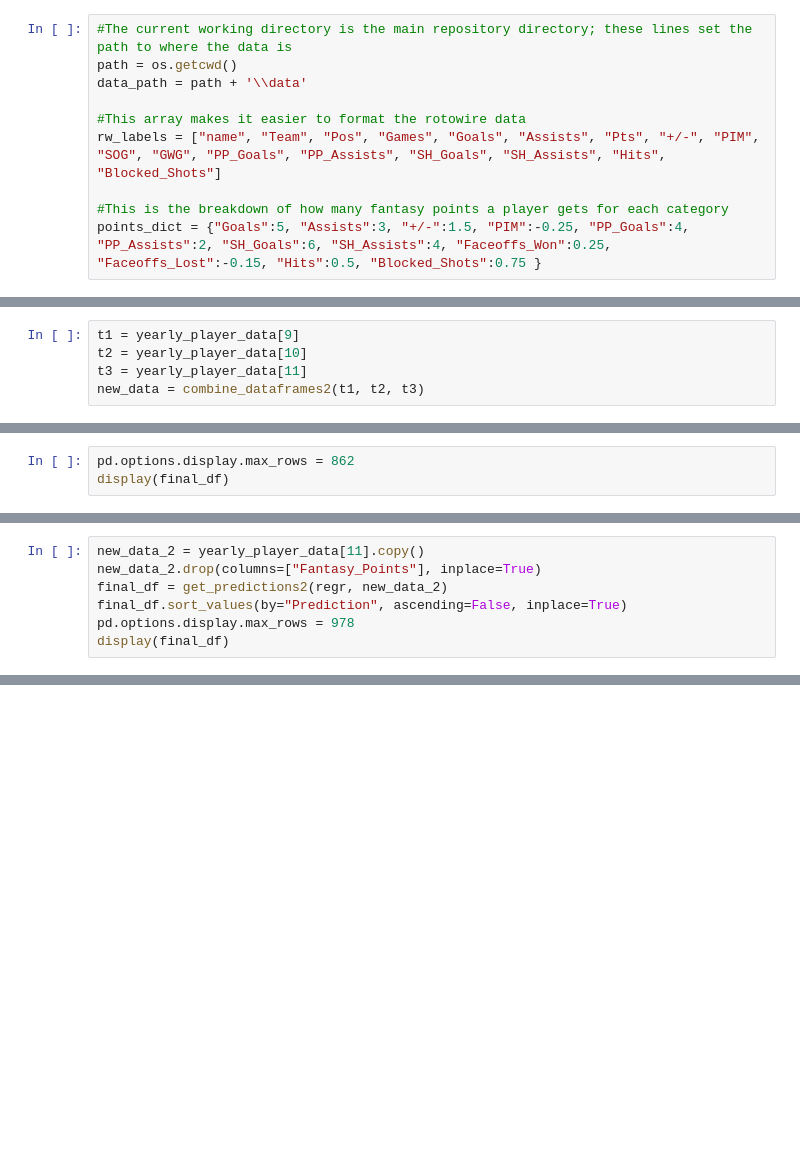
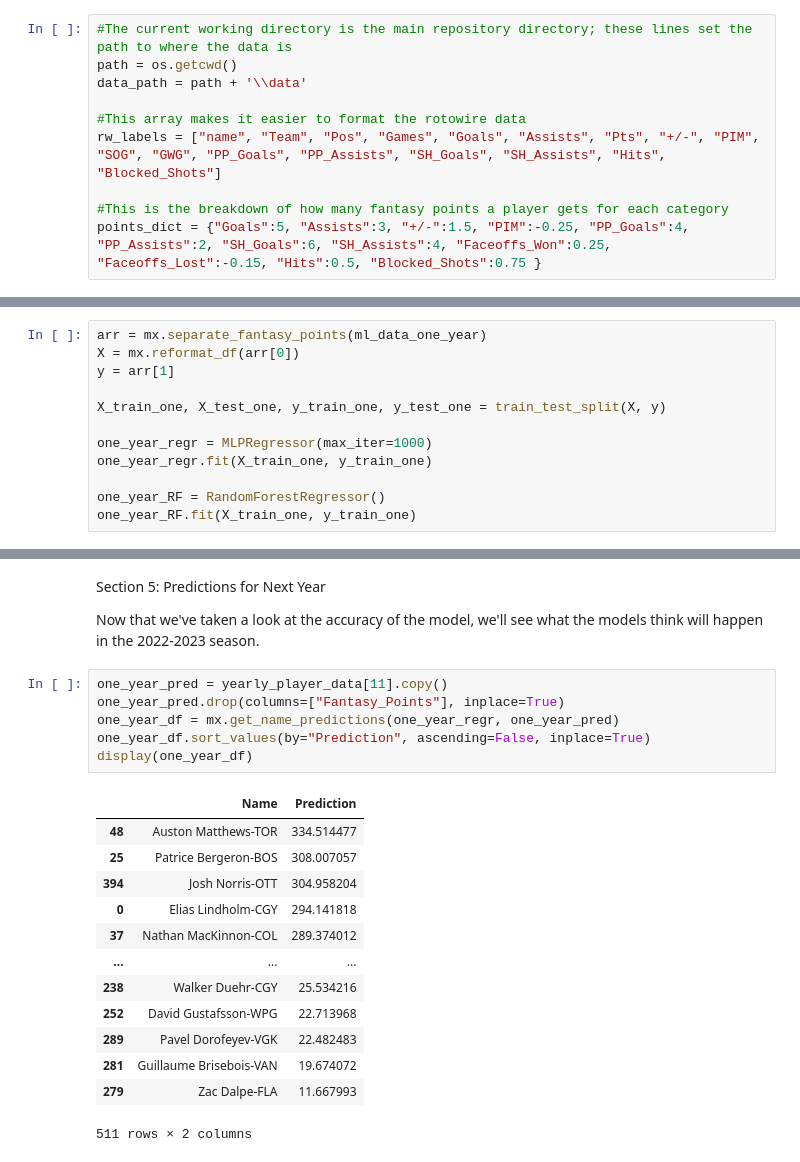
Before and after one commit to chrisberry888/FantasyHockeyAnalyzer, a Jupyter notebook: Fantasy Hockey Analyzer Notebook.ipynb, the cells around one changed output, grey strips where cells are left out. Drawn from its saved outputs; the diff is of its cells as text; blank space fills up the shorter version.

Commit message:
Finished the markup. I may come back to make things look prettier later but for now I'm done with this project.

```diff
--- a/Fantasy Hockey Analyzer Notebook.ipynb
+++ b/Fantasy Hockey Analyzer Notebook.ipynb
@@ -176,5 +48,0 @@ print(lst)
-# %%
-t1 = yearly_player_data[9]
-t2 = yearly_player_data[10]
-t3 = yearly_player_data[11]
-new_data = combine_dataframes2(t1, t2, t3)
@@ -183,3 +48,0 @@ final_df = get_predictions(regr, new_data).sort_values(by="Prediction", ascendin
-# %%
-pd.options.display.max_rows = 862
-display(final_df)
@@ -236,7 +48,0 @@ def get_predictions2(regr, df):
-# %%
-new_data_2 = yearly_player_data[11].copy()
-new_data_2.drop(columns=["Fantasy_Points"], inplace=True)
-final_df = get_predictions2(regr, new_data_2)
-final_df.sort_values(by="Prediction", ascending=False, inplace=True)
-pd.options.display.max_rows = 978
-display(final_df)
@@ -265,0 +128,12 @@ IndexError: list index out of range
+# %%
+arr = mx.separate_fantasy_points(ml_data_one_year)
+X = mx.reformat_df(arr[0])
+y = arr[1]
+
+X_train_one, X_test_one, y_train_one, y_test_one = train_test_split(X, y)
+
+one_year_regr = MLPRegressor(max_iter=1000)
+one_year_regr.fit(X_train_one, y_train_one)
+
+one_year_RF = RandomForestRegressor()
+one_year_RF.fit(X_train_one, y_train_one)
@@ -265,0 +205,24 @@ IndexError: list index out of range
+# %% [markdown]
+Section 5: Predictions for Next Year
+
+Now that we've taken a look at the accuracy of the model, we'll see what the models think will happen in the 2022-2023 season.
+# %%
+one_year_pred = yearly_player_data[11].copy()
+one_year_pred.drop(columns=["Fantasy_Points"], inplace=True)
+one_year_df = mx.get_name_predictions(one_year_regr, one_year_pred)
+one_year_df.sort_values(by="Prediction", ascending=False, inplace=True)
+display(one_year_df)
+# %% [output]
+|  | Name | Prediction |
+| 48 | Auston Matthews-TOR | 334.514477 |
+| 25 | Patrice Bergeron-BOS | 308.007057 |
+| 394 | Josh Norris-OTT | 304.958204 |
+| 0 | Elias Lindholm-CGY | 294.141818 |
+| 37 | Nathan MacKinnon-COL | 289.374012 |
+| ... | ... | ... |
+| 238 | Walker Duehr-CGY | 25.534216 |
+| 252 | David Gustafsson-WPG | 22.713968 |
+| 289 | Pavel Dorofeyev-VGK | 22.482483 |
+| 281 | Guillaume Brisebois-VAN | 19.674072 |
+| 279 | Zac Dalpe-FLA | 11.667993 |
+511 rows × 2 columns
```
Also changed, not shown: parts of 48 cells of this notebook, 3 other files.
